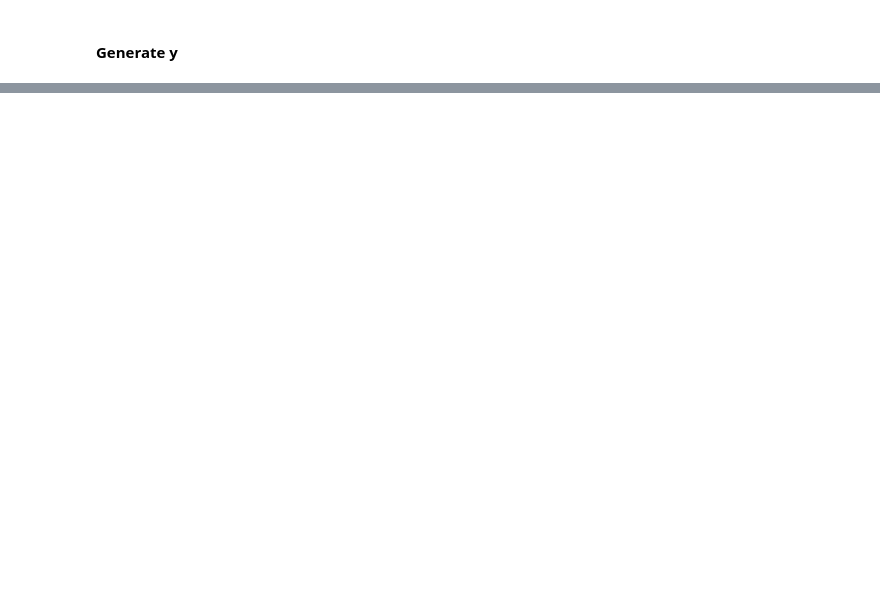
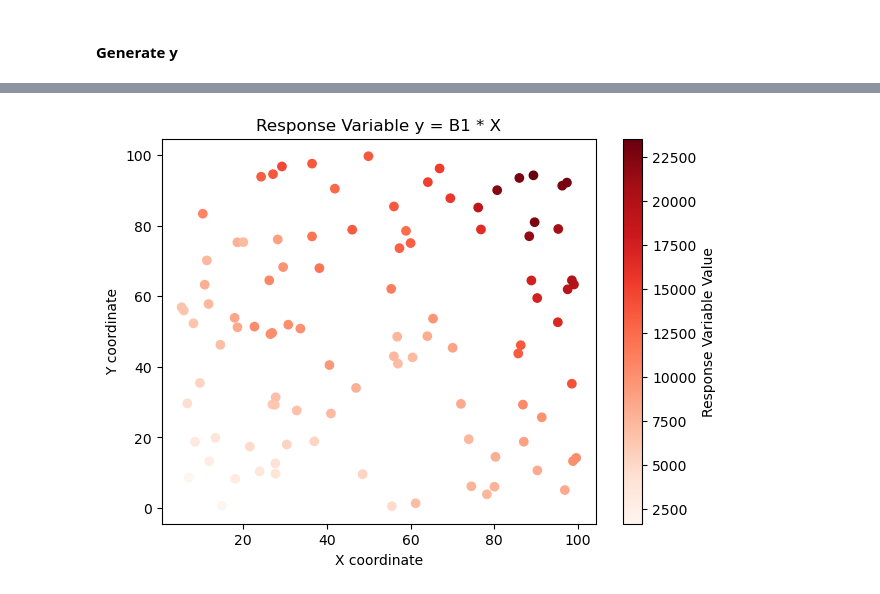
Before and after one commit to marquisvictor/change-of-support-gwr-mgwr, a Jupyter notebook: spatial_system_surface.ipynb, the cells around one changed output, grey strips where cells are left out. Cells and saved outputs as stored; diff of their text form; code cells hidden in the pictures; blank space fills up the shorter version.

```diff
--- a/spatial_system_surface.ipynb
+++ b/spatial_system_surface.ipynb
@@ -87,0 +87,11 @@ array([12902.09859914, 10871.85022382,  8516.20624058, 13434.55742607,
+# %%
+# Plot the response variable y
+plt.figure(figsize=(7, 5))
+plt.scatter(loc1[:, 0], loc1[:, 1], c=y, cmap='Reds')
+plt.colorbar(label='Response Variable Value')
+plt.title('Response Variable y = B1 * X')
+plt.xlabel('X coordinate')
+plt.ylabel('Y coordinate')
+plt.show()
+# %% [output]
+[figure, added]
```
Also changed, not shown: parts of 4 cells of this notebook.
